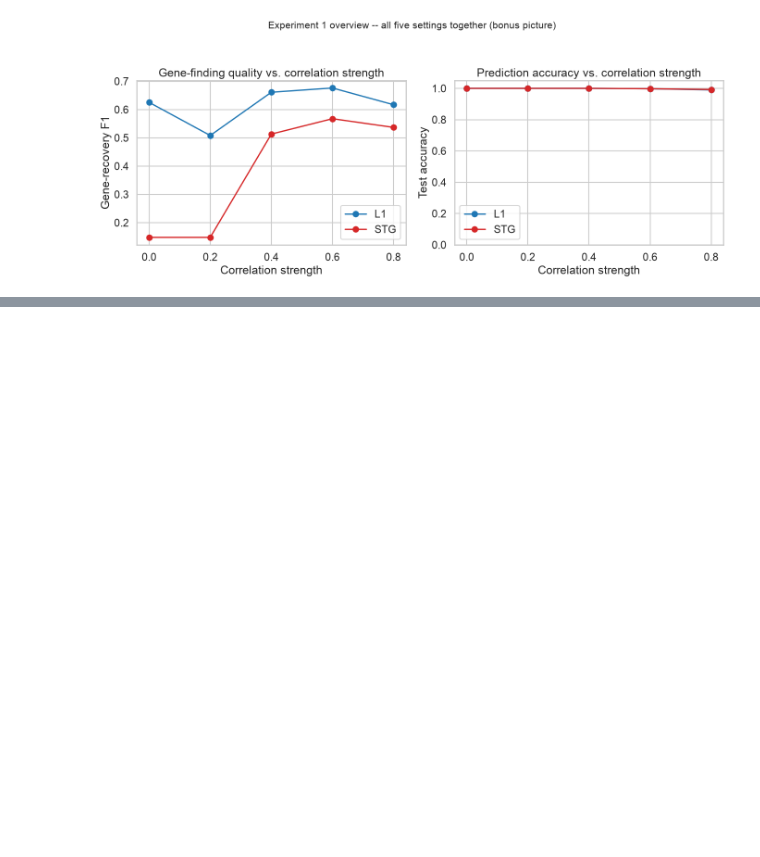
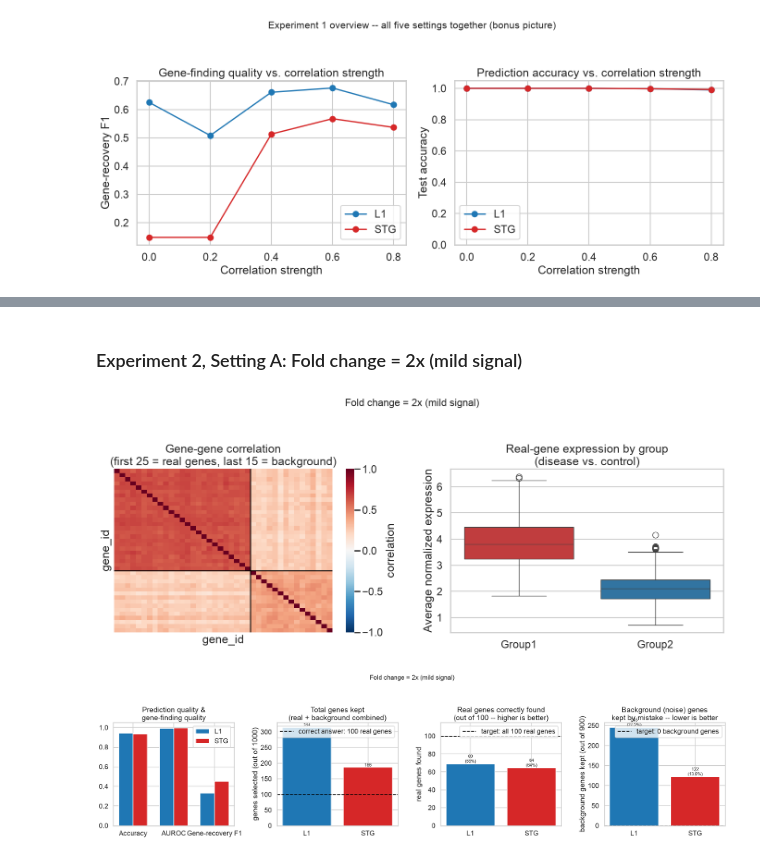
Before and after one commit to sierramendoza543/sierra-gating-project, a Jupyter notebook: l1_vs_stg_parameter_sweeps.ipynb, the cells around one changed output, grey strips where cells are left out. Cells and saved outputs as stored; diff of their text form; code cells hidden in the pictures; blank space fills up the shorter version.

```diff
--- a/l1_vs_stg_parameter_sweeps.ipynb
+++ b/l1_vs_stg_parameter_sweeps.ipynb
@@ -695,0 +710,11 @@ plt.show()
+# %%
+experiment2_results = {}  # setting key -> result dict, filled in below
+# %% [markdown]
+### Experiment 2, Setting A: Fold change = 2x (mild signal)
+# %%
+experiment2_results["2"] = run_condition("correlated", LAMBDA_FIXED, **{'fold_change': 2})
+plot_data_overview(experiment2_results["2"], "Fold change = 2x (mild signal)")
+plot_method_comparison(experiment2_results["2"], "Fold change = 2x (mild signal)")
+# %% [output]
+[figure, added]
+[figure, added]
```
Also changed, not shown: parts of 13 cells of this notebook.
